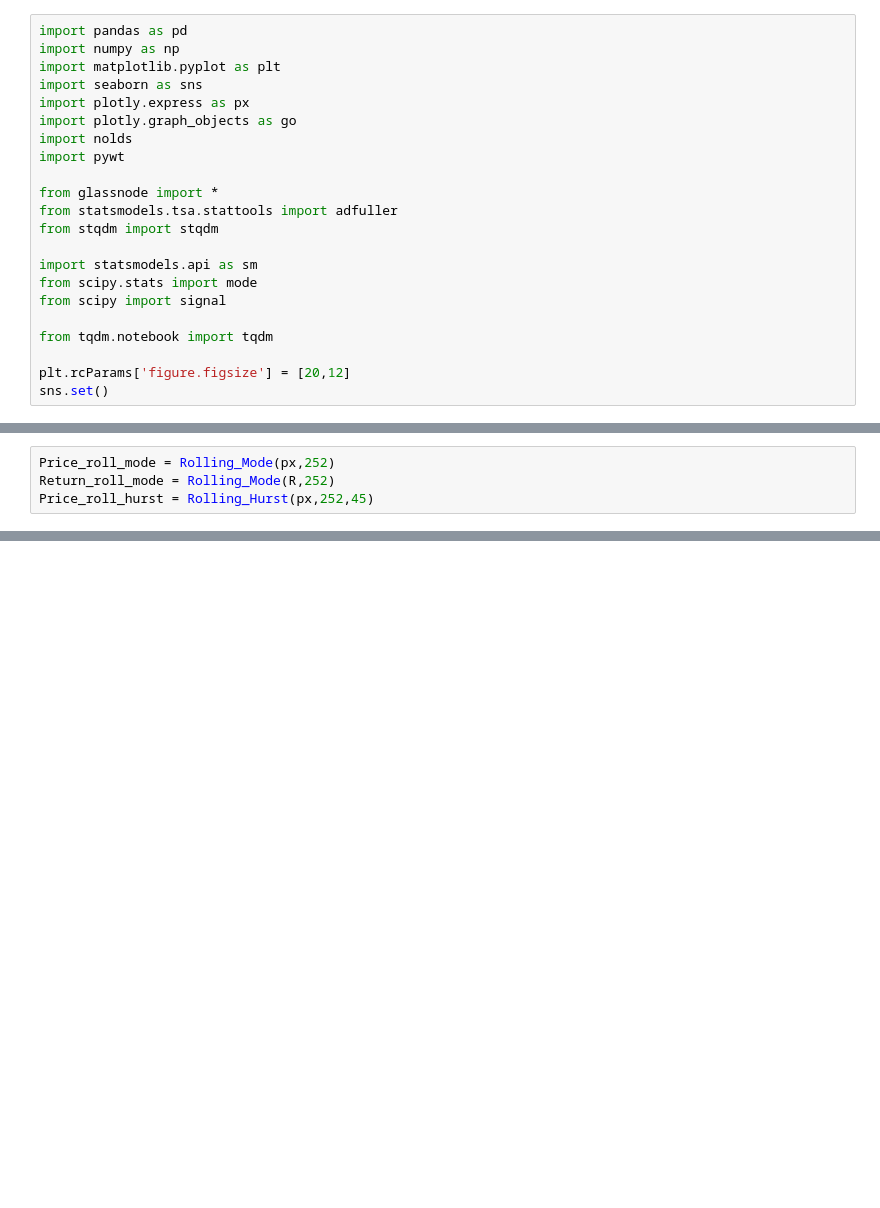
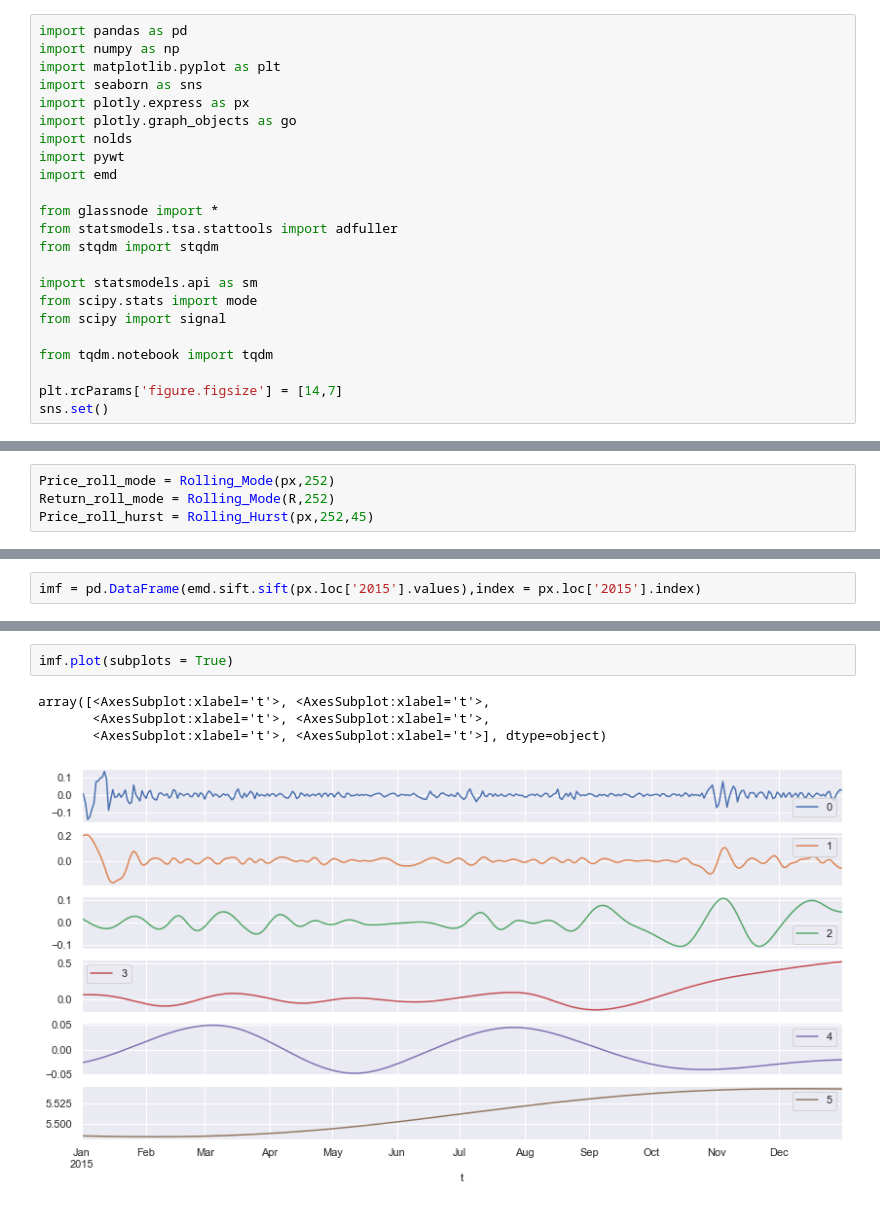
Before and after one commit to OBTCOCA/btc_research, a Jupyter notebook: ModeReverting.ipynb, the cells around one changed output, grey strips where cells are left out. Cells and saved outputs as stored; diff of their text form; blank space fills up the shorter version.

```diff
--- a/ModeReverting.ipynb
+++ b/ModeReverting.ipynb
@@ -7,6 +7,7 @@ import plotly.express as px
 import plotly.graph_objects as go
 import nolds
 import pywt
+import emd
 
 from glassnode import *
 from statsmodels.tsa.stattools import adfuller
@@ -18,5 +19,5 @@ from scipy import signal
 
 from tqdm.notebook import tqdm
 
-plt.rcParams['figure.figsize'] = [20,12]
+plt.rcParams['figure.figsize'] = [14,7]
 sns.set()
@@ -110,0 +305,2 @@ len(px)
+# %%
+imf = pd.DataFrame(emd.sift.sift(px.loc['2015'].values),index = px.loc['2015'].index)
@@ -110,0 +310,7 @@ len(px)
+# %%
+imf.plot(subplots = True)
+# %% [output]
+array([<AxesSubplot:xlabel='t'>, <AxesSubplot:xlabel='t'>,
+       <AxesSubplot:xlabel='t'>, <AxesSubplot:xlabel='t'>,
+       <AxesSubplot:xlabel='t'>, <AxesSubplot:xlabel='t'>], dtype=object)
+[figure, added]
```
Also changed, not shown: parts of 12 cells of this notebook, 1 other file.
